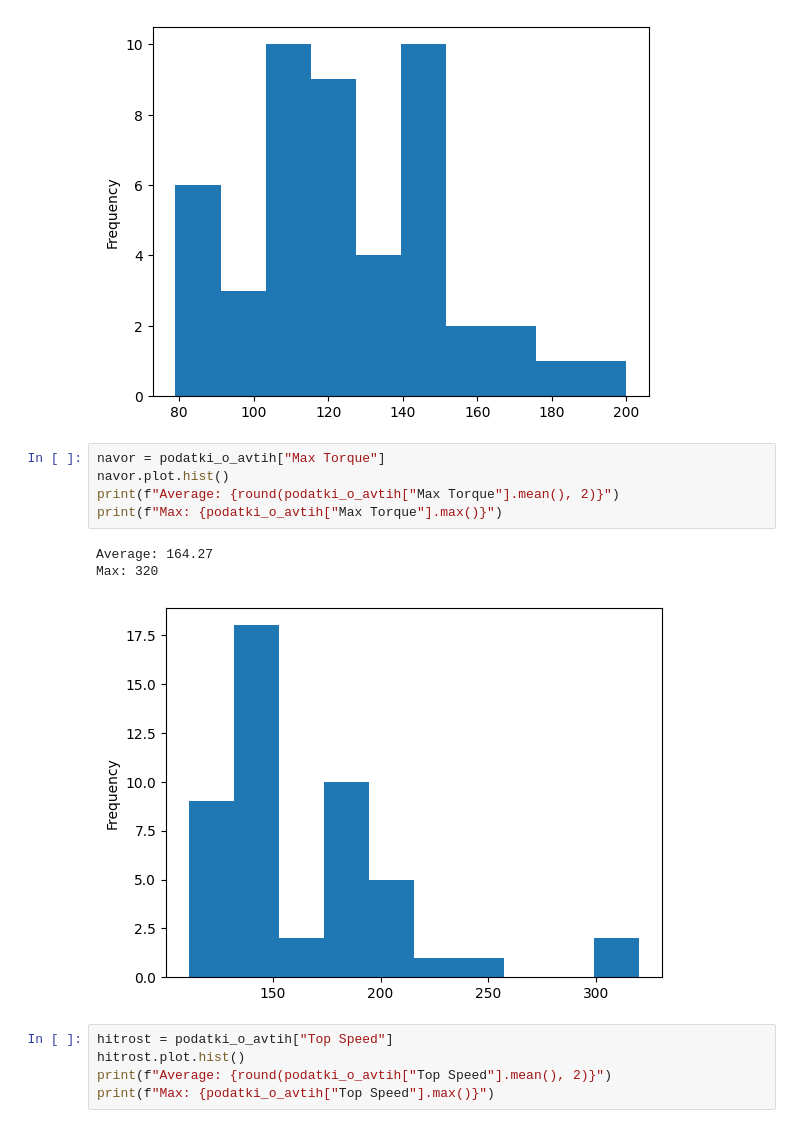
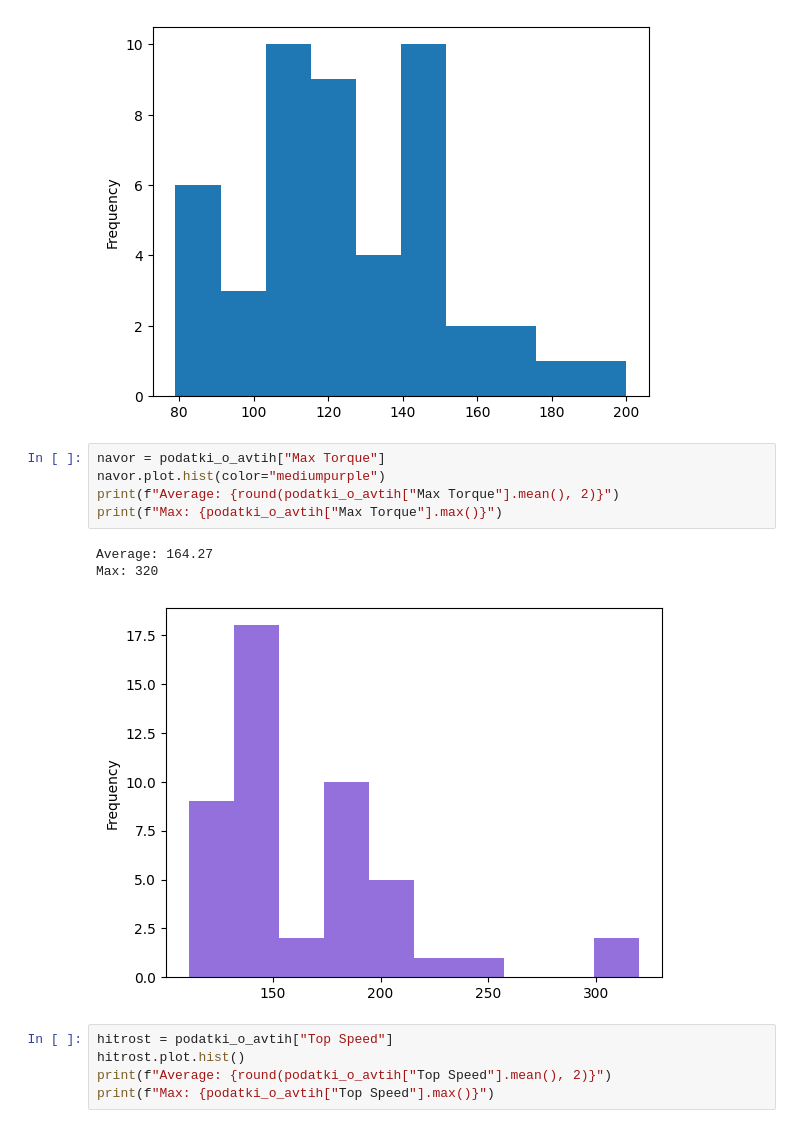
Before and after one commit to urbancluka/UVP-Projektna-naloga, a Jupyter notebook: analiza.ipynb, the cells around one changed output. Drawn from its saved outputs; the diff is of its cells as text.

```diff
--- a/analiza.ipynb
+++ b/analiza.ipynb
@@ -145,13 +146,13 @@ Max: 200
 [figure]
 # %%
 navor = podatki_o_avtih["Max Torque"]
-navor.plot.hist()
+navor.plot.hist(color="mediumpurple")
 print(f"Average: {round(podatki_o_avtih["Max Torque"].mean(), 2)}")
 print(f"Max: {podatki_o_avtih["Max Torque"].max()}")
 # %% [output]
 Average: 164.27
 Max: 320
-[figure, old version]
+[figure, new version]
 # %%
 hitrost = podatki_o_avtih["Top Speed"]
 hitrost.plot.hist()
```
Also changed, not shown: parts of 4 cells of this notebook.
